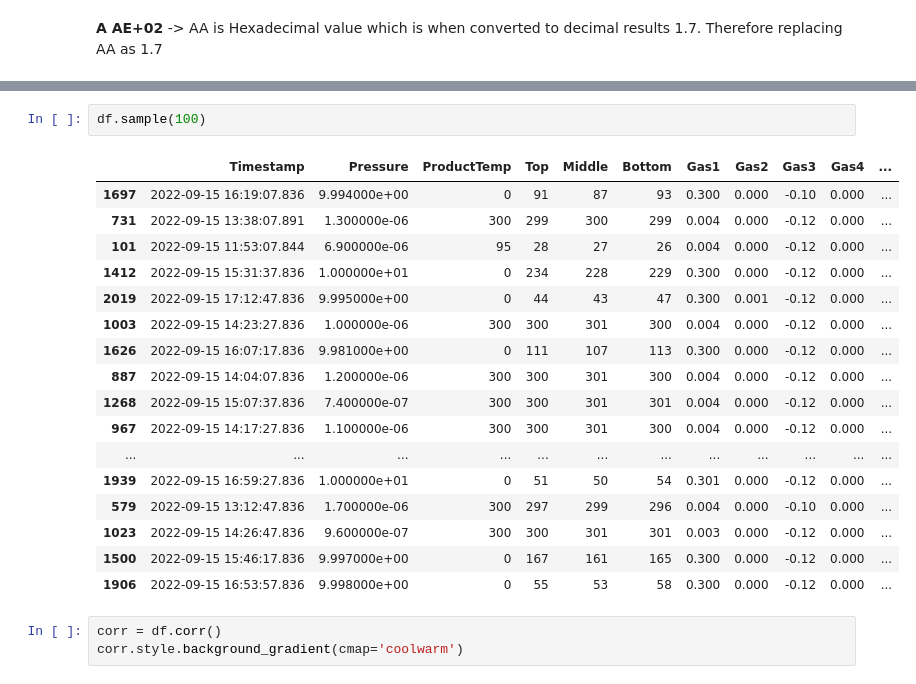
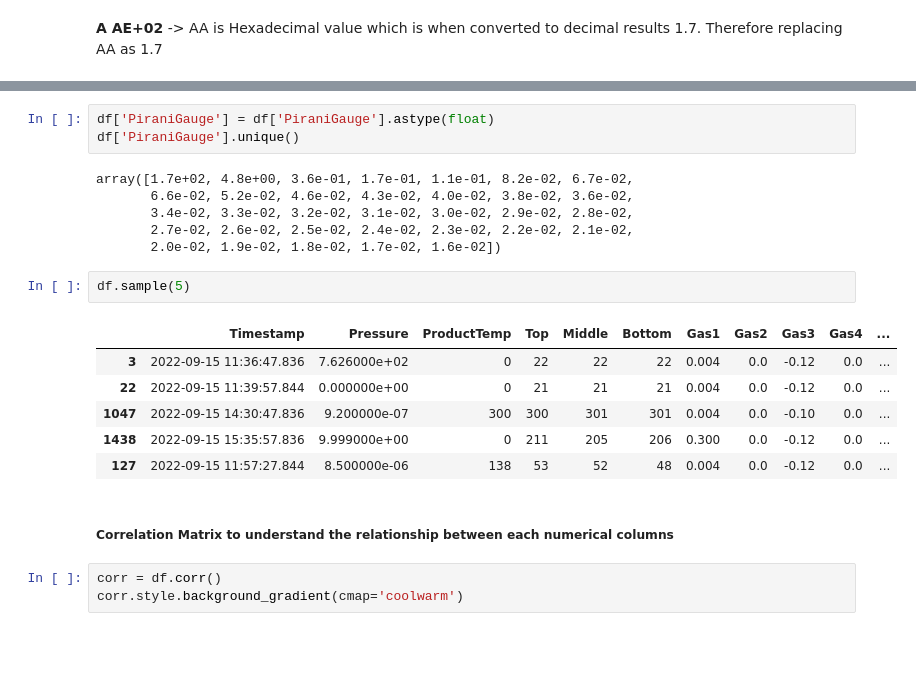
Before and after one commit to sreevathsadb/TEL-Exercise, a Jupyter notebook: EDA.ipynb, the cells around one changed output, grey strips where cells are left out. Drawn from its saved outputs; the diff is of its cells as text; blank space fills up the shorter version.

```diff
--- a/EDA.ipynb
+++ b/EDA.ipynb
@@ -172,23 +194,23 @@ Name: Element, dtype: int64
+# %%
+df['PiraniGauge'] = df['PiraniGauge'].astype(float)
+df['PiraniGauge'].unique()
+# %% [output]
+array([1.7e+02, 4.8e+00, 3.6e-01, 1.7e-01, 1.1e-01, 8.2e-02, 6.7e-02,
+       6.6e-02, 5.2e-02, 4.6e-02, 4.3e-02, 4.0e-02, 3.8e-02, 3.6e-02,
+       3.4e-02, 3.3e-02, 3.2e-02, 3.1e-02, 3.0e-02, 2.9e-02, 2.8e-02,
+       2.7e-02, 2.6e-02, 2.5e-02, 2.4e-02, 2.3e-02, 2.2e-02, 2.1e-02,
+       2.0e-02, 1.9e-02, 1.8e-02, 1.7e-02, 1.6e-02])
 # %%
-df.sample(100)
+df.sample(5)
 # %% [output]
 |  | Timestamp | Pressure | ProductTemp | Top | Middle | Bottom | Gas1 | Gas2 | Gas3 | Gas4 | ... |
-| 1697 | 2022-09-15 16:19:07.836 | 9.994000e+00 | 0 | 91 | 87 | 93 | 0.300 | 0.000 | -0.10 | 0.000 | ... |
-| 731 | 2022-09-15 13:38:07.891 | 1.300000e-06 | 300 | 299 | 300 | 299 | 0.004 | 0.000 | -0.12 | 0.000 | ... |
-| 101 | 2022-09-15 11:53:07.844 | 6.900000e-06 | 95 | 28 | 27 | 26 | 0.004 | 0.000 | -0.12 | 0.000 | ... |
-| 1412 | 2022-09-15 15:31:37.836 | 1.000000e+01 | 0 | 234 | 228 | 229 | 0.300 | 0.000 | -0.12 | 0.000 | ... |
-| 2019 | 2022-09-15 17:12:47.836 | 9.995000e+00 | 0 | 44 | 43 | 47 | 0.300 | 0.001 | -0.12 | 0.000 | ... |
-| 1003 | 2022-09-15 14:23:27.836 | 1.000000e-06 | 300 | 300 | 301 | 300 | 0.004 | 0.000 | -0.12 | 0.000 | ... |
-| 1626 | 2022-09-15 16:07:17.836 | 9.981000e+00 | 0 | 111 | 107 | 113 | 0.300 | 0.000 | -0.12 | 0.000 | ... |
-| 887 | 2022-09-15 14:04:07.836 | 1.200000e-06 | 300 | 300 | 301 | 300 | 0.004 | 0.000 | -0.12 | 0.000 | ... |
-| 1268 | 2022-09-15 15:07:37.836 | 7.400000e-07 | 300 | 300 | 301 | 301 | 0.004 | 0.000 | -0.12 | 0.000 | ... |
-| 967 | 2022-09-15 14:17:27.836 | 1.100000e-06 | 300 | 300 | 301 | 300 | 0.004 | 0.000 | -0.12 | 0.000 | ... |
-| ... | ... | ... | ... | ... | ... | ... | ... | ... | ... | ... | ... |
-| 1939 | 2022-09-15 16:59:27.836 | 1.000000e+01 | 0 | 51 | 50 | 54 | 0.301 | 0.000 | -0.12 | 0.000 | ... |
-| 579 | 2022-09-15 13:12:47.836 | 1.700000e-06 | 300 | 297 | 299 | 296 | 0.004 | 0.000 | -0.10 | 0.000 | ... |
-| 1023 | 2022-09-15 14:26:47.836 | 9.600000e-07 | 300 | 300 | 301 | 301 | 0.003 | 0.000 | -0.12 | 0.000 | ... |
-| 1500 | 2022-09-15 15:46:17.836 | 9.997000e+00 | 0 | 167 | 161 | 165 | 0.300 | 0.000 | -0.12 | 0.000 | ... |
-| 1906 | 2022-09-15 16:53:57.836 | 9.998000e+00 | 0 | 55 | 53 | 58 | 0.300 | 0.000 | -0.12 | 0.000 | ... |
+| 3 | 2022-09-15 11:36:47.836 | 7.626000e+02 | 0 | 22 | 22 | 22 | 0.004 | 0.0 | -0.12 | 0.0 | ... |
+| 22 | 2022-09-15 11:39:57.844 | 0.000000e+00 | 0 | 21 | 21 | 21 | 0.004 | 0.0 | -0.12 | 0.0 | ... |
+| 1047 | 2022-09-15 14:30:47.836 | 9.200000e-07 | 300 | 300 | 301 | 301 | 0.004 | 0.0 | -0.10 | 0.0 | ... |
+| 1438 | 2022-09-15 15:35:57.836 | 9.999000e+00 | 0 | 211 | 205 | 206 | 0.300 | 0.0 | -0.12 | 0.0 | ... |
+| 127 | 2022-09-15 11:57:27.844 | 8.500000e-06 | 138 | 53 | 52 | 48 | 0.004 | 0.0 | -0.12 | 0.0 | ... |
+# %% [markdown]
+##### Correlation Matrix to understand the relationship between each numerical columns
 # %%
 corr = df.corr()
 corr.style.background_gradient(cmap='coolwarm')
```
Also changed, not shown: parts of 33 cells of this notebook.
